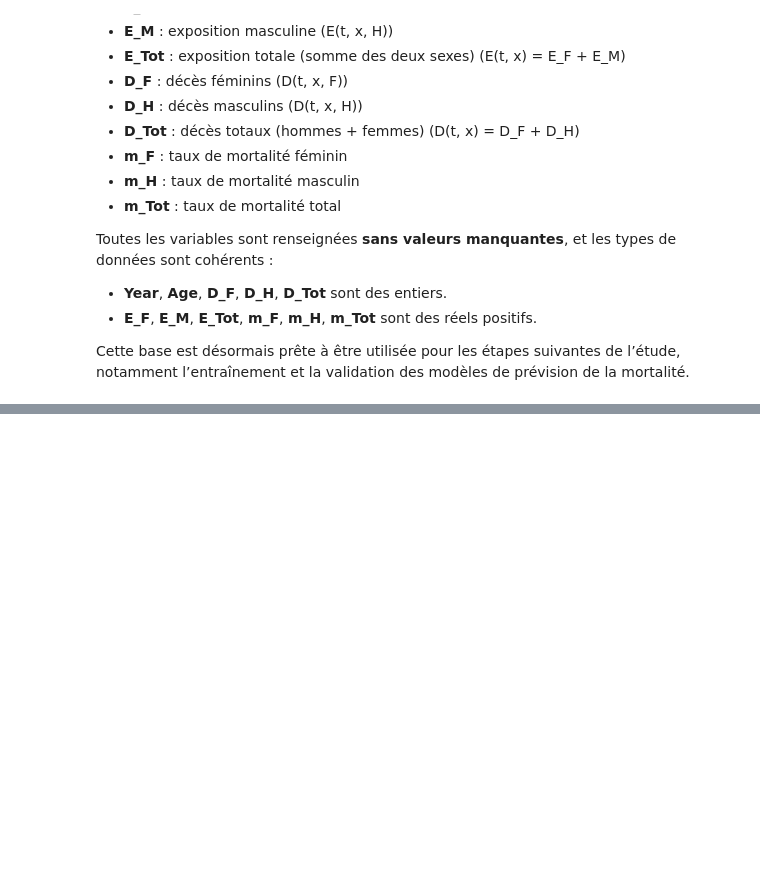
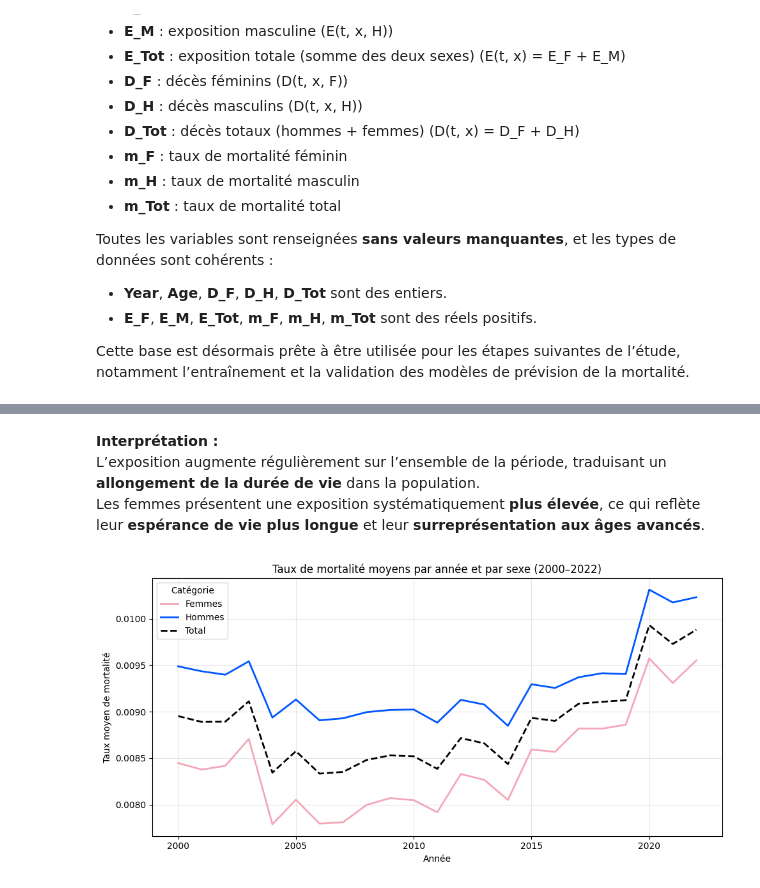
Before and after one commit to Salah10-source/Python-Project-Mortality, a Jupyter notebook: Python-Project/notbokes/notebooks/demo.ipynb, the cells around one changed output, grey strips where cells are left out. Drawn from its saved outputs; the diff is of its cells as text; code cells hidden in the pictures; blank space fills up the shorter version.

```diff
--- a/Python-Project/notbokes/notebooks/demo.ipynb
+++ b/Python-Project/notbokes/notebooks/demo.ipynb
@@ -336,0 +501,49 @@ Cette base est désormais prête à être utilisée pour les étapes suivantes d
+# %% [markdown]
+**Interprétation :**
+L’exposition augmente régulièrement sur l’ensemble de la période, traduisant un **allongement de la durée de vie** dans la population.
+Les femmes présentent une exposition systématiquement **plus élevée**, ce qui reflète leur **espérance de vie plus longue** et leur **surreprésentation aux âges avancés**.
+# %%
+
+
+YEAR_COL = "Year"
+
+# Agrégation annuelle (ratio des sommes)
+grp = df.groupby(YEAR_COL).agg({
+    "D_F": "sum", "E_F": "sum",
+    "D_H": "sum", "E_H": "sum"
+}).sort_index()
+
+mF = grp["D_F"] / grp["E_F"]
+mH = grp["D_H"] / grp["E_H"]
+mT = (grp["D_F"] + grp["D_H"]) / (grp["E_F"] + grp["E_H"])
+
+plt.figure(figsize=(10,5))
+
+# Femmes en rose
+plt.plot(mF.index, mF.values,
+         label="Femmes",
+         linewidth=2,
+         color="#F4A7B9")
+
+# Hommes en bleu
+plt.plot(mH.index, mH.values,
+         label="Hommes",
+         linewidth=2,
+         color="#0057FF")
+
+# Total en noir pointillé
+plt.plot(mT.index, mT.values,
+         label="Total",
+         linewidth=2,
+         color="#000000",
+         linestyle="--")
+
+plt.title("Taux de mortalité moyens par année et par sexe (2000–2022)")
+plt.xlabel("Année")
+plt.ylabel("Taux moyen de mortalité")
+plt.grid(True, alpha=0.3)
+plt.legend(title="Catégorie")
+plt.tight_layout()
+plt.show()
+# %% [output]
+[figure, added]
```
Also changed, not shown: parts of 27 cells of this notebook, 3 other files.
